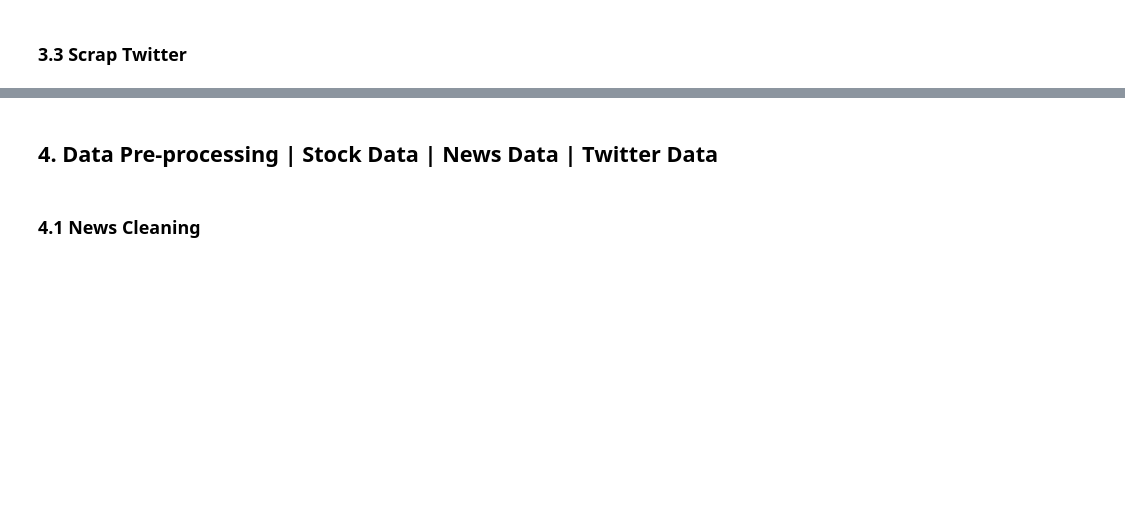
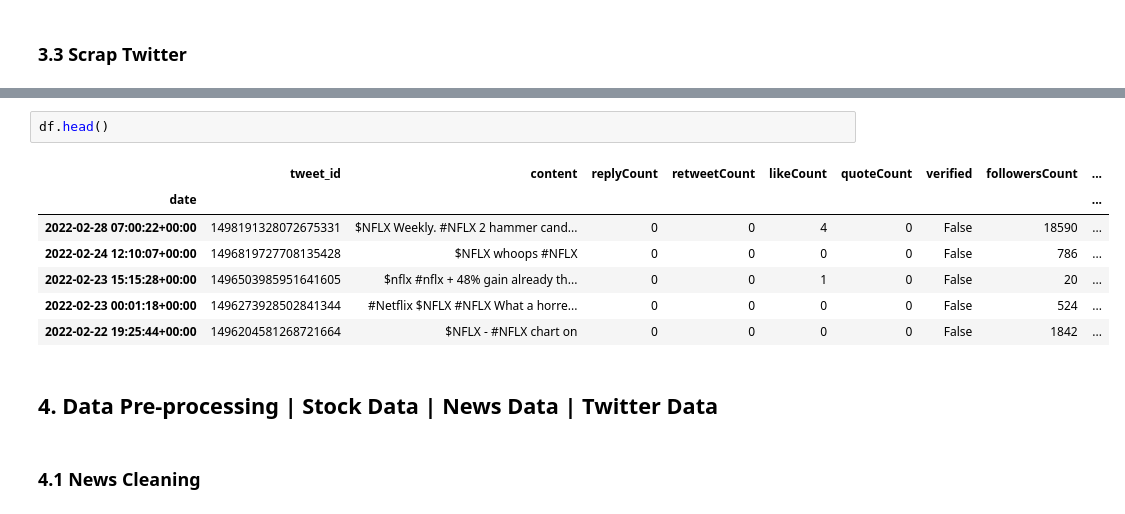
Before and after one commit to crystal-kwan/Twitter-and-News-Stock-Sentiment-NLP, a Jupyter notebook: Code.ipynb, the cells around one changed output, grey strips where cells are left out. Drawn from its saved outputs; the diff is of its cells as text; blank space fills up the shorter version.

```diff
--- a/Code.ipynb
+++ b/Code.ipynb
@@ -227,3 +222,13 @@ for i in tickers:
+# %%
+df.head()
+# %% [output]
+|  | tweet_id | content | replyCount | retweetCount | likeCount | quoteCount | verified | followersCount | ... |
+| date |  |  |  |  |  |  |  |  | ... |
+| 2022-02-28 07:00:22+00:00 | 1498191328072675331 | $NFLX Weekly. #NFLX 2 hammer cand... | 0 | 0 | 4 | 0 | False | 18590 | ... |
+| 2022-02-24 12:10:07+00:00 | 1496819727708135428 | $NFLX whoops #NFLX | 0 | 0 | 0 | 0 | False | 786 | ... |
+| 2022-02-23 15:15:28+00:00 | 1496503985951641605 | $nflx #nflx + 48% gain already th... | 0 | 0 | 1 | 0 | False | 20 | ... |
+| 2022-02-23 00:01:18+00:00 | 1496273928502841344 | #Netflix $NFLX #NFLX What a horre... | 0 | 0 | 0 | 0 | False | 524 | ... |
+| 2022-02-22 19:25:44+00:00 | 1496204581268721664 | $NFLX - #NFLX chart on | 0 | 0 | 0 | 0 | False | 1842 | ... |
 # %% [markdown]
 ## 4. Data Pre-processing | Stock Data | News Data | Twitter Data
 # %% [markdown]
```
Also changed, not shown: parts of 14 cells of this notebook, 2 other files.
